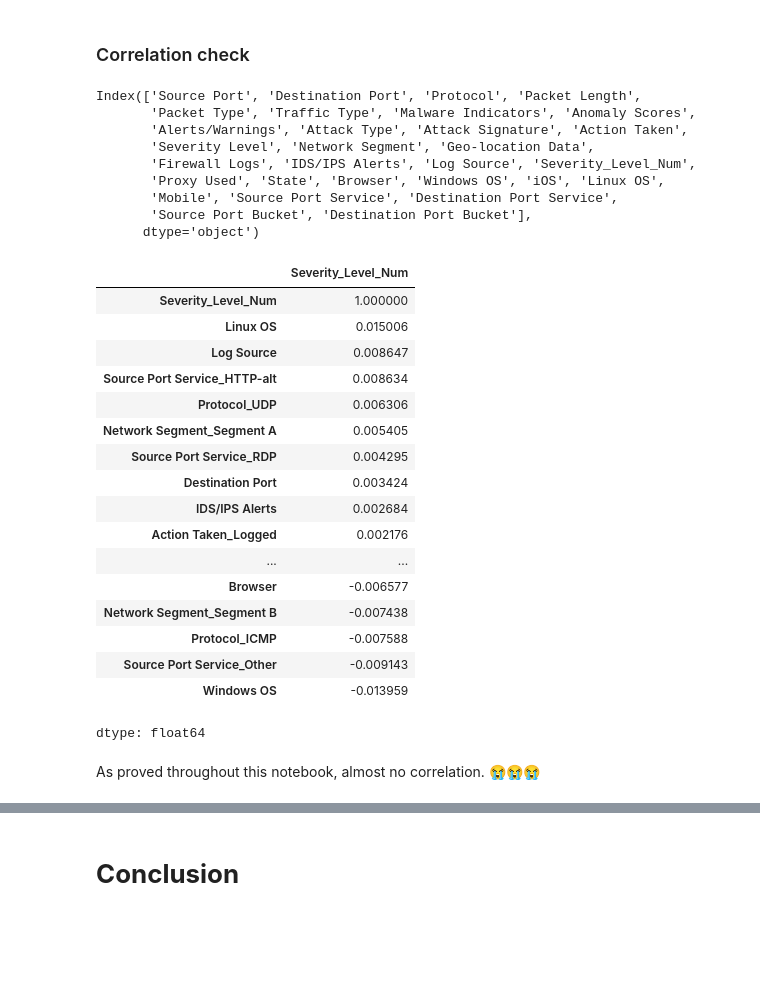
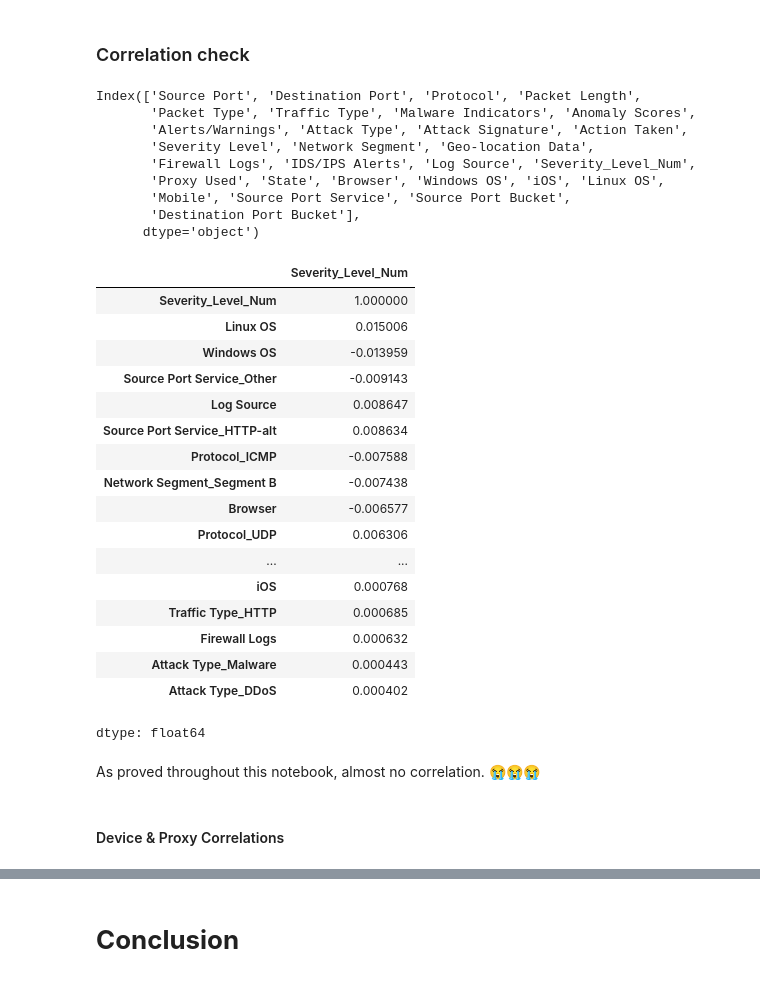
Before and after one commit to Alisizationed/sigmoid-exam, a Jupyter notebook: part_1_eda.ipynb, the cells around one changed output, grey strips where cells are left out. Drawn from its saved outputs; the diff is of its cells as text; code cells hidden in the pictures; blank space fills up the shorter version.

Commit message:
chore: add plots and correlations

```diff
--- a/part_1_eda.ipynb
+++ b/part_1_eda.ipynb
@@ -747,6 +749,8 @@ pd.crosstab(df['Destination Port Bucket'], df['Severity Level'], normalize='inde
 | Registered (1024-49151) | 0.33 | 0.33 | 0.34 |
 # %% [markdown]
 Same... NO USEFUL INFO AT ALL
+# %%
+df.drop('Destination Port Service', axis=1, inplace=True)
 # %% [markdown]
 ### User Information
 # %%
@@ -785,8 +789,8 @@ Index(['Source Port', 'Destination Port', 'Protocol', 'Packet Length',
        'Severity Level', 'Network Segment', 'Geo-location Data',
        'Firewall Logs', 'IDS/IPS Alerts', 'Log Source', 'Severity_Level_Num',
        'Proxy Used', 'State', 'Browser', 'Windows OS', 'iOS', 'Linux OS',
-       'Mobile', 'Source Port Service', 'Destination Port Service',
-       'Source Port Bucket', 'Destination Port Bucket'],
+       'Mobile', 'Source Port Service', 'Source Port Bucket',
+       'Destination Port Bucket'],
       dtype='object')
 # %%
 bool_cols = df.select_dtypes(include='bool').columns.tolist()
@@ -799,25 +803,27 @@ cat_cols.remove('Severity Level')
 dummies = pd.get_dummies(df[cat_cols]).astype(int)
 df = pd.concat([df.drop(columns=cat_cols), dummies], axis=1)
 # %%
-df.corr(numeric_only=True)['Severity_Level_Num'].sort_values(ascending=False)
+df.corr(numeric_only=True)['Severity_Level_Num'].sort_values(key=abs, ascending=False)
 # %% [output]
 |  | Severity_Level_Num |
 | Severity_Level_Num | 1.000000 |
 | Linux OS | 0.015006 |
+| Windows OS | -0.013959 |
+| Source Port Service_Other | -0.009143 |
 | Log Source | 0.008647 |
 | Source Port Service_HTTP-alt | 0.008634 |
+| Protocol_ICMP | -0.007588 |
+| Network Segment_Segment B | -0.007438 |
+| Browser | -0.006577 |
 | Protocol_UDP | 0.006306 |
-| Network Segment_Segment A | 0.005405 |
-| Source Port Service_RDP | 0.004295 |
-| Destination Port | 0.003424 |
-| IDS/IPS Alerts | 0.002684 |
-| Action Taken_Logged | 0.002176 |
 | ... | ... |
-| Browser | -0.006577 |
-| Network Segment_Segment B | -0.007438 |
-| Protocol_ICMP | -0.007588 |
-| Source Port Service_Other | -0.009143 |
-| Windows OS | -0.013959 |
+| iOS | 0.000768 |
+| Traffic Type_HTTP | 0.000685 |
+| Firewall Logs | 0.000632 |
+| Attack Type_Malware | 0.000443 |
+| Attack Type_DDoS | 0.000402 |
 dtype: float64
 # %% [markdown]
 As proved throughout this notebook, almost no correlation. 😭😭😭
+# %% [markdown]
+#### Device & Proxy Correlations
```
Also changed, not shown: parts of 17 cells of this notebook.
